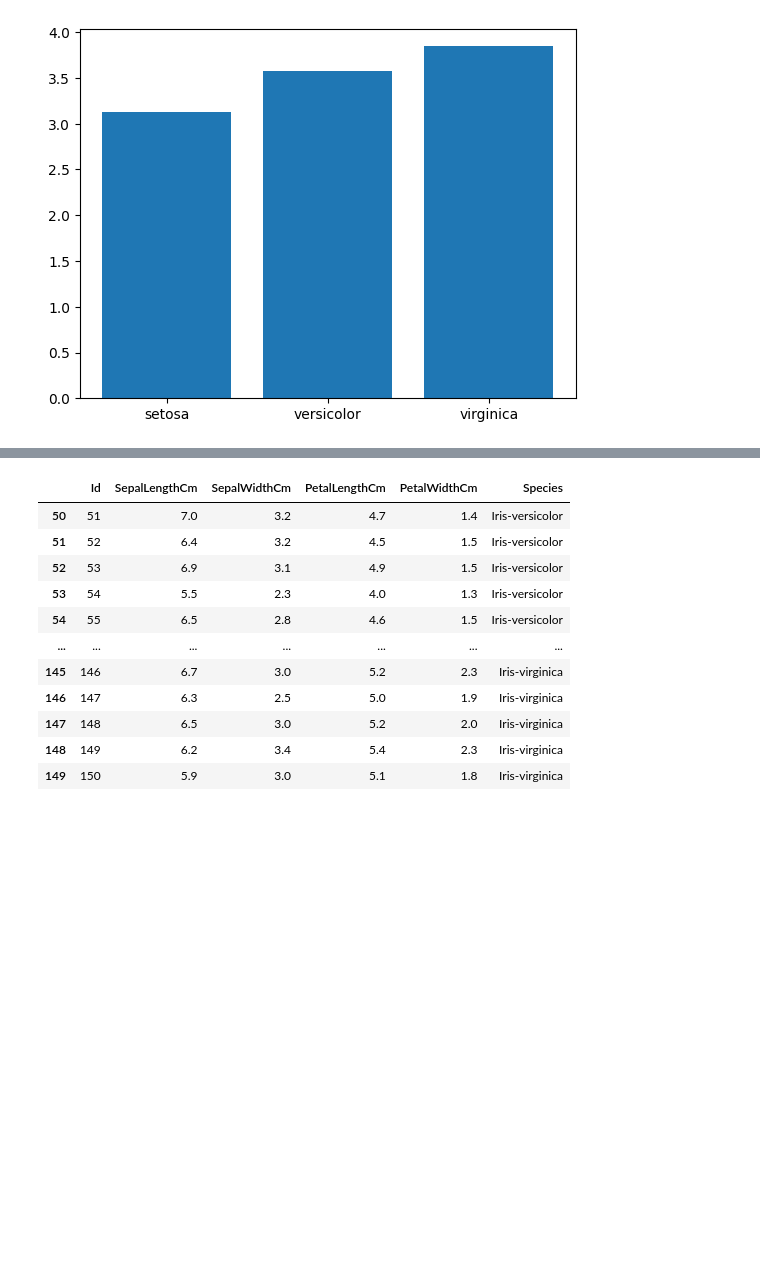
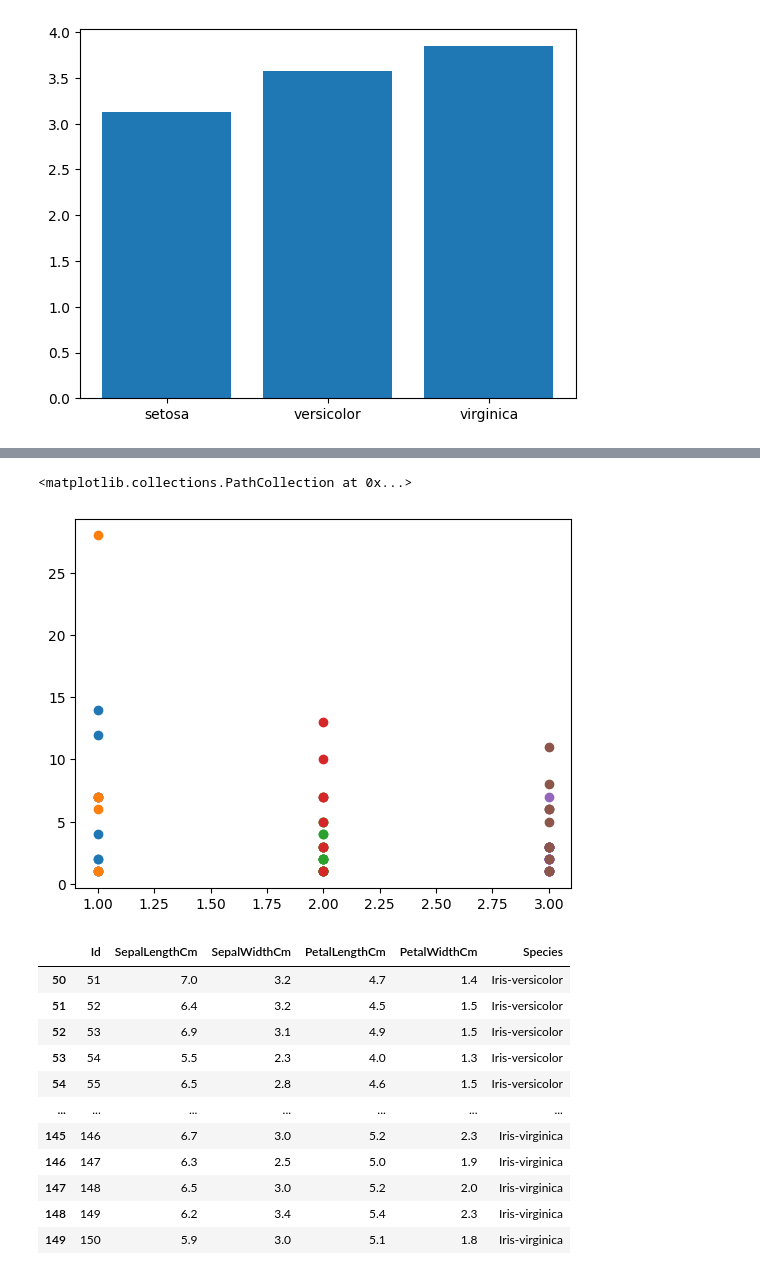
Before and after one commit to Dime98/smartdata-internship, a Jupyter notebook: task4/task4.ipynb, the cells around one changed output, grey strips where cells are left out. Saved outputs shown, nothing was run; the diff lists cells and outputs as text; code cells hidden in the pictures; blank space fills up the shorter version.

```diff
--- a/task4/task4.ipynb
+++ b/task4/task4.ipynb
@@ -211,3 +234,15 @@ plt.bar( species, petal_width, alpha=.5, )
+# %%
+plt.scatter([1] * len(setosa_petal_len), setosa_petal_len)
+plt.scatter([1] * len(setosa_petal_width), setosa_petal_width)
+
+plt.scatter([2] * len(versicolor_petal_len), versicolor_petal_len)
+plt.scatter([2] * len(versicolor_petal_width), versicolor_petal_width)
+
+plt.scatter([3] * len(virginica_petal_len), virginica_petal_len)
+plt.scatter([3] * len(virginica_petal_width), virginica_petal_width)
+# %% [output]
+<matplotlib.collections.PathCollection at 0x...>
+[figure, added]
 # %%
 # 15. Extract only enteties with Petal.Length greater than the average Petal.Length.
 df["PetalLengthCm"].describe()
```
Also changed, not shown: parts of 1 cell of this notebook, 4 other files.
